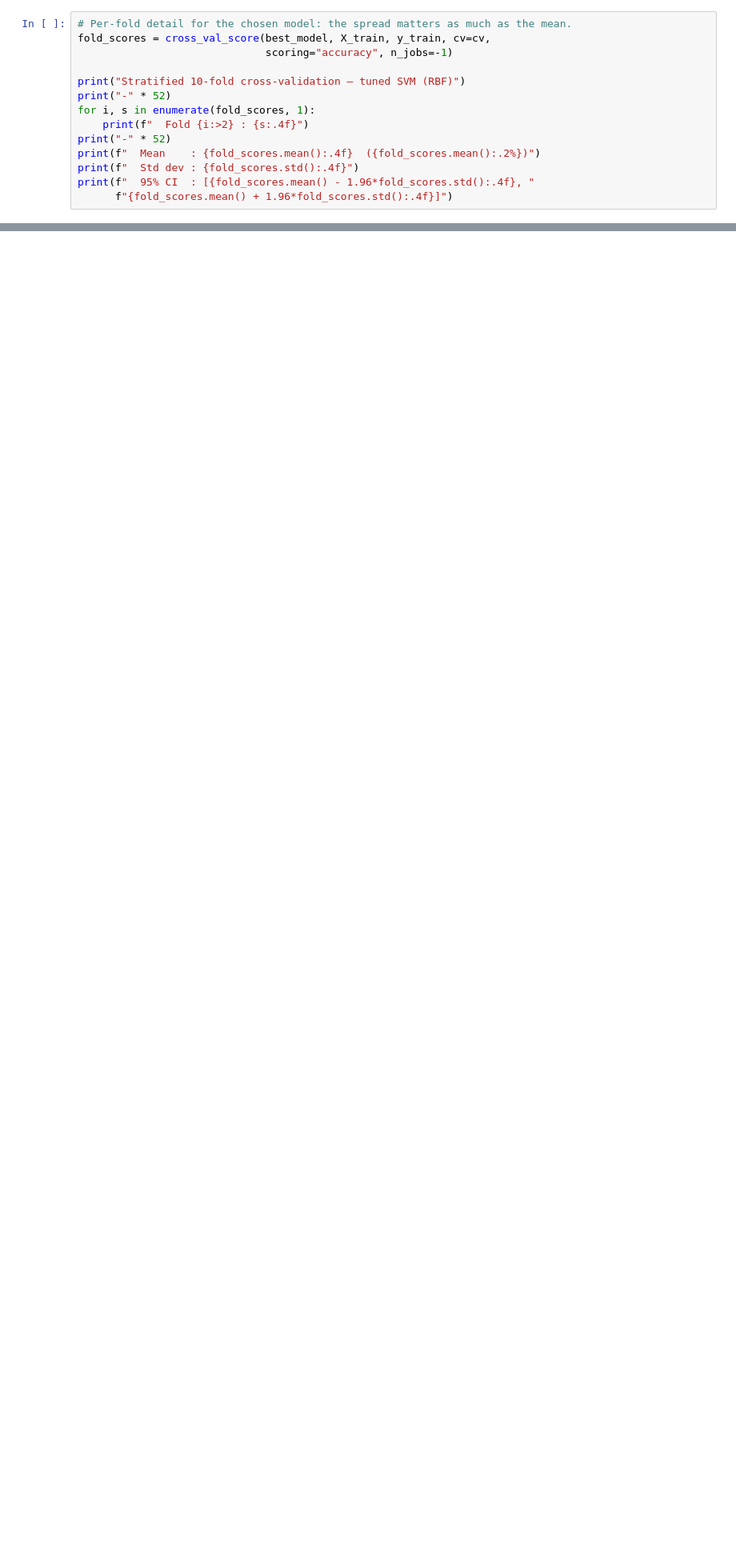
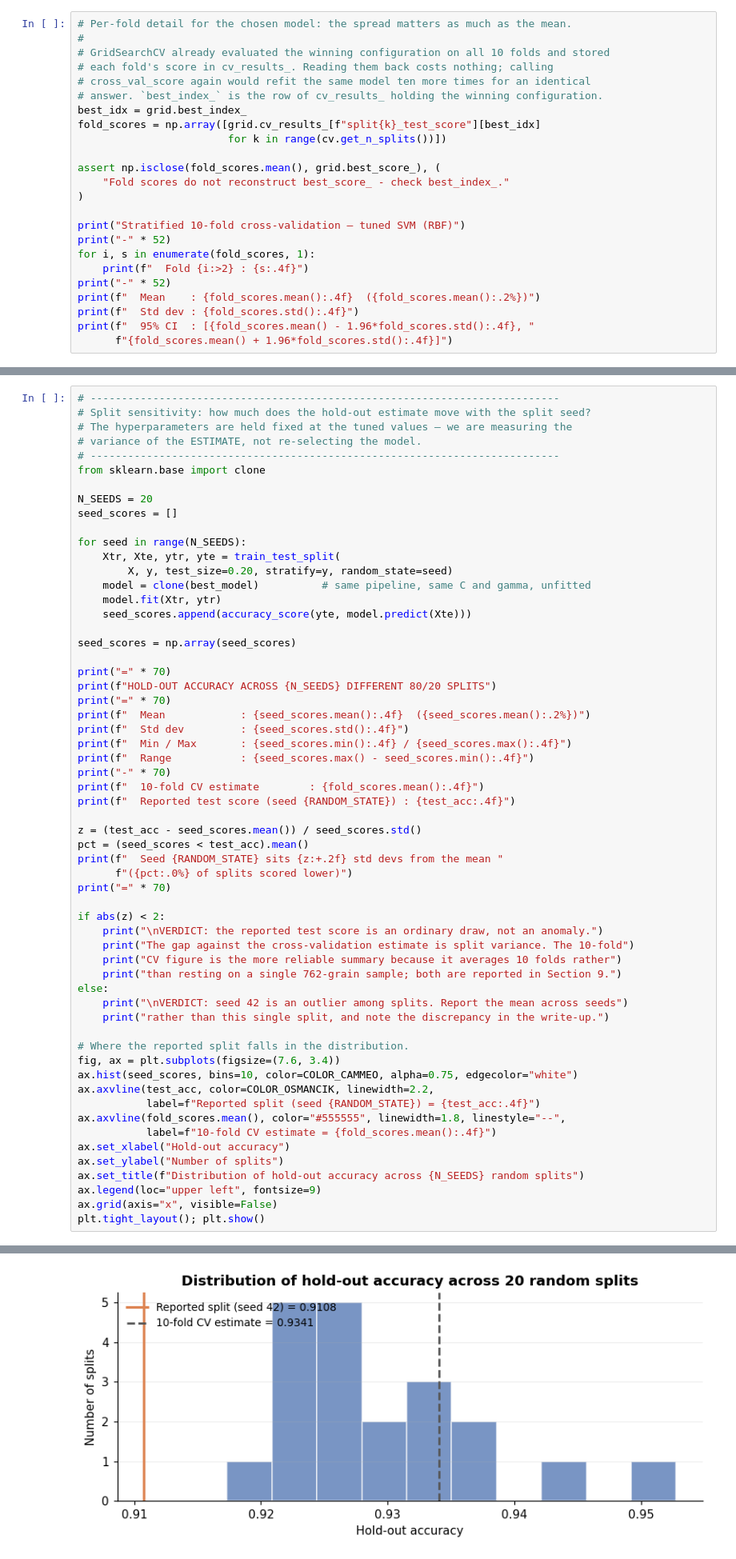
Before and after one commit to Chi944/ICT304_T1, a Jupyter notebook: ICT304_Tut1_Rice_Classification.ipynb, the cells around one changed output, grey strips where cells are left out. Shown at 80% size. Cells and saved outputs as stored; diff of their text form; blank space fills up the shorter version.

```diff
--- a/ICT304_Tut1_Rice_Classification.ipynb
+++ b/ICT304_Tut1_Rice_Classification.ipynb
@@ -863,8 +876,18 @@ Train - CV gap for the winning configuration: +0.0022
 A small positive gap (< ~0.02) indicates the model is generalising, not memorising.
 # %%
 # Per-fold detail for the chosen model: the spread matters as much as the mean.
-fold_scores = cross_val_score(best_model, X_train, y_train, cv=cv,
-                              scoring="accuracy", n_jobs=-1)
+#
+# GridSearchCV already evaluated the winning configuration on all 10 folds and stored
+# each fold's score in cv_results_. Reading them back costs nothing; calling
+# cross_val_score again would refit the same model ten more times for an identical
+# answer. `best_index_` is the row of cv_results_ holding the winning configuration.
+best_idx = grid.best_index_
+fold_scores = np.array([grid.cv_results_[f"split{k}_test_score"][best_idx]
+                        for k in range(cv.get_n_splits())])
+
+assert np.isclose(fold_scores.mean(), grid.best_score_), (
+    "Fold scores do not reconstruct best_score_ - check best_index_."
+)
 
 print("Stratified 10-fold cross-validation — tuned SVM (RBF)")
 print("-" * 52)
@@ -1112,0 +1169,60 @@ SANITY CHECKS
+# %%
+# ---------------------------------------------------------------------------
+# Split sensitivity: how much does the hold-out estimate move with the split seed?
+# The hyperparameters are held fixed at the tuned values — we are measuring the
+# variance of the ESTIMATE, not re-selecting the model.
+# ---------------------------------------------------------------------------
+from sklearn.base import clone
+
+N_SEEDS = 20
+seed_scores = []
+
+for seed in range(N_SEEDS):
+    Xtr, Xte, ytr, yte = train_test_split(
+        X, y, test_size=0.20, stratify=y, random_state=seed)
+    model = clone(best_model)          # same pipeline, same C and gamma, unfitted
+    model.fit(Xtr, ytr)
+    seed_scores.append(accuracy_score(yte, model.predict(Xte)))
+
+seed_scores = np.array(seed_scores)
+
+print("=" * 70)
+print(f"HOLD-OUT ACCURACY ACROSS {N_SEEDS} DIFFERENT 80/20 SPLITS")
+print("=" * 70)
+print(f"  Mean            : {seed_scores.mean():.4f}  ({seed_scores.mean():.2%})")
+print(f"  Std dev         : {seed_scores.std():.4f}")
+print(f"  Min / Max       : {seed_scores.min():.4f} / {seed_scores.max():.4f}")
+print(f"  Range           : {seed_scores.max() - seed_scores.min():.4f}")
+print("-" * 70)
+print(f"  10-fold CV estimate        : {fold_scores.mean():.4f}")
+print(f"  Reported test score (seed {RANDOM_STATE}) : {test_acc:.4f}")
+
+z = (test_acc - seed_scores.mean()) / seed_scores.std()
+pct = (seed_scores < test_acc).mean()
+print(f"  Seed {RANDOM_STATE} sits {z:+.2f} std devs from the mean "
+      f"({pct:.0%} of splits scored lower)")
+print("=" * 70)
+
+if abs(z) < 2:
+    print("\nVERDICT: the reported test score is an ordinary draw, not an anomaly.")
+    print("The gap against the cross-validation estimate is split variance. The 10-fold")
+    print("CV figure is the more reliable summary because it averages 10 folds rather")
+    print("than resting on a single 762-grain sample; both are reported in Section 9.")
+else:
+    print("\nVERDICT: seed 42 is an outlier among splits. Report the mean across seeds")
+    print("rather than this single split, and note the discrepancy in the write-up.")
+
+# Where the reported split falls in the distribution.
+fig, ax = plt.subplots(figsize=(7.6, 3.4))
+ax.hist(seed_scores, bins=10, color=COLOR_CAMMEO, alpha=0.75, edgecolor="white")
+ax.axvline(test_acc, color=COLOR_OSMANCIK, linewidth=2.2,
+           label=f"Reported split (seed {RANDOM_STATE}) = {test_acc:.4f}")
+ax.axvline(fold_scores.mean(), color="#555555", linewidth=1.8, linestyle="--",
+           label=f"10-fold CV estimate = {fold_scores.mean():.4f}")
+ax.set_xlabel("Hold-out accuracy")
+ax.set_ylabel("Number of splits")
+ax.set_title(f"Distribution of hold-out accuracy across {N_SEEDS} random splits")
+ax.legend(loc="upper left", fontsize=9)
+ax.grid(axis="x", visible=False)
+plt.tight_layout(); plt.show()
+# %% [output]
@@ -1113,3 +1244,4 @@ SANITY CHECKS
+[figure, added]
 # %% [markdown]
 ---
 # 8. Testing the pre-processing assumptions
```
Also changed, not shown: parts of 17 cells of this notebook.
